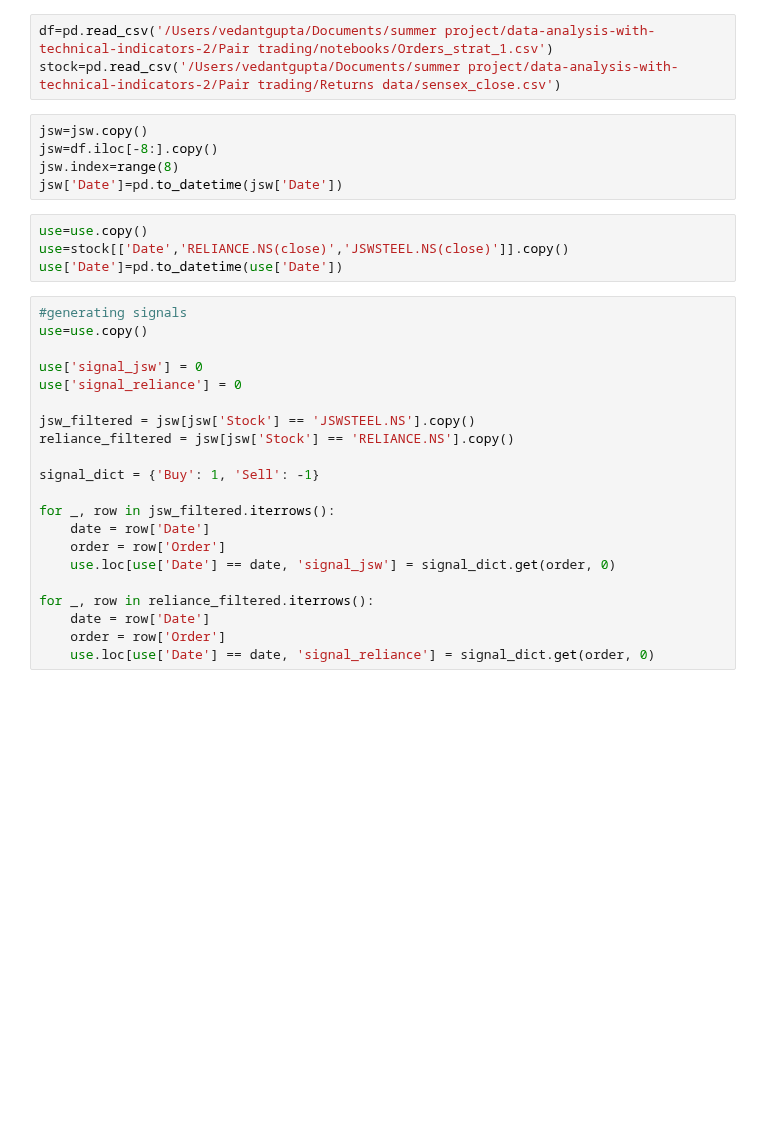
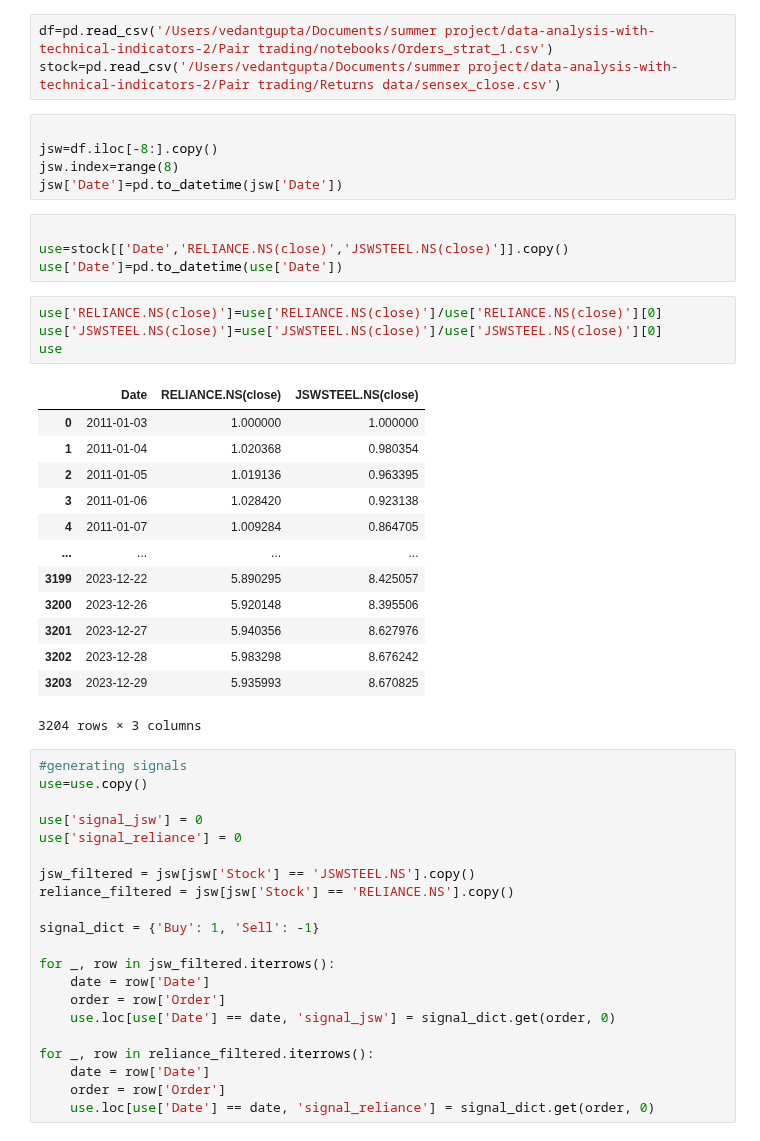
Before and after one commit to vedant2423/data-analysis-with-technical-indicators, a Jupyter notebook: Pair trading/notebooks/test_graph.ipynb, the cells around one changed output. Drawn from its saved outputs; the diff is of its cells as text; blank space fills up the shorter version.

```diff
--- a/Pair trading/notebooks/test_graph.ipynb
+++ b/Pair trading/notebooks/test_graph.ipynb
@@ -6,14 +6,32 @@ import pandas as pd
 df=pd.read_csv('/Users/vedantgupta/Documents/summer project/data-analysis-with-technical-indicators-2/Pair trading/notebooks/Orders_strat_1.csv')
 stock=pd.read_csv('/Users/vedantgupta/Documents/summer project/data-analysis-with-technical-indicators-2/Pair trading/Returns data/sensex_close.csv')
 # %%
-jsw=jsw.copy()
+
 jsw=df.iloc[-8:].copy()
 jsw.index=range(8)
 jsw['Date']=pd.to_datetime(jsw['Date'])
 # %%
-use=use.copy()
+
 use=stock[['Date','RELIANCE.NS(close)','JSWSTEEL.NS(close)']].copy()
 use['Date']=pd.to_datetime(use['Date'])
+# %%
+use['RELIANCE.NS(close)']=use['RELIANCE.NS(close)']/use['RELIANCE.NS(close)'][0]
+use['JSWSTEEL.NS(close)']=use['JSWSTEEL.NS(close)']/use['JSWSTEEL.NS(close)'][0]
+use
+# %% [output]
+|  | Date | RELIANCE.NS(close) | JSWSTEEL.NS(close) |
+| 0 | 2011-01-03 | 1.000000 | 1.000000 |
+| 1 | 2011-01-04 | 1.020368 | 0.980354 |
+| 2 | 2011-01-05 | 1.019136 | 0.963395 |
+| 3 | 2011-01-06 | 1.028420 | 0.923138 |
+| 4 | 2011-01-07 | 1.009284 | 0.864705 |
+| ... | ... | ... | ... |
+| 3199 | 2023-12-22 | 5.890295 | 8.425057 |
+| 3200 | 2023-12-26 | 5.920148 | 8.395506 |
+| 3201 | 2023-12-27 | 5.940356 | 8.627976 |
+| 3202 | 2023-12-28 | 5.983298 | 8.676242 |
+| 3203 | 2023-12-29 | 5.935993 | 8.670825 |
+3204 rows × 3 columns
 # %%
 #generating signals
 use=use.copy()
```
Also changed, not shown: parts of 2 cells of this notebook.
